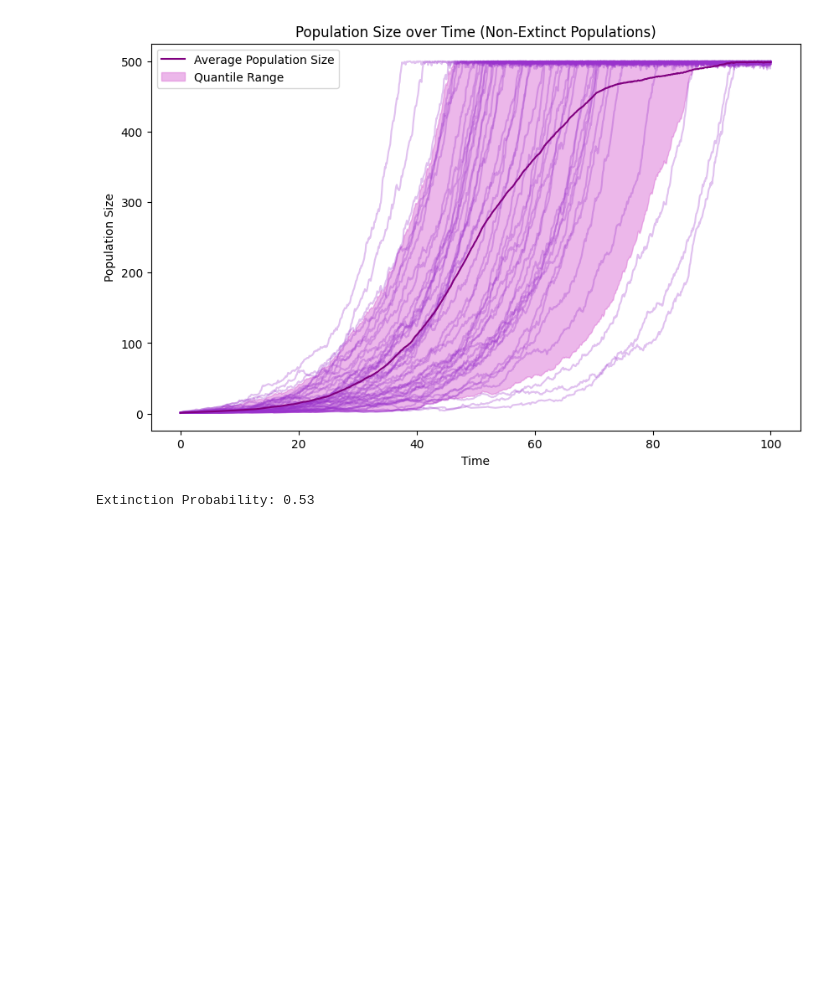
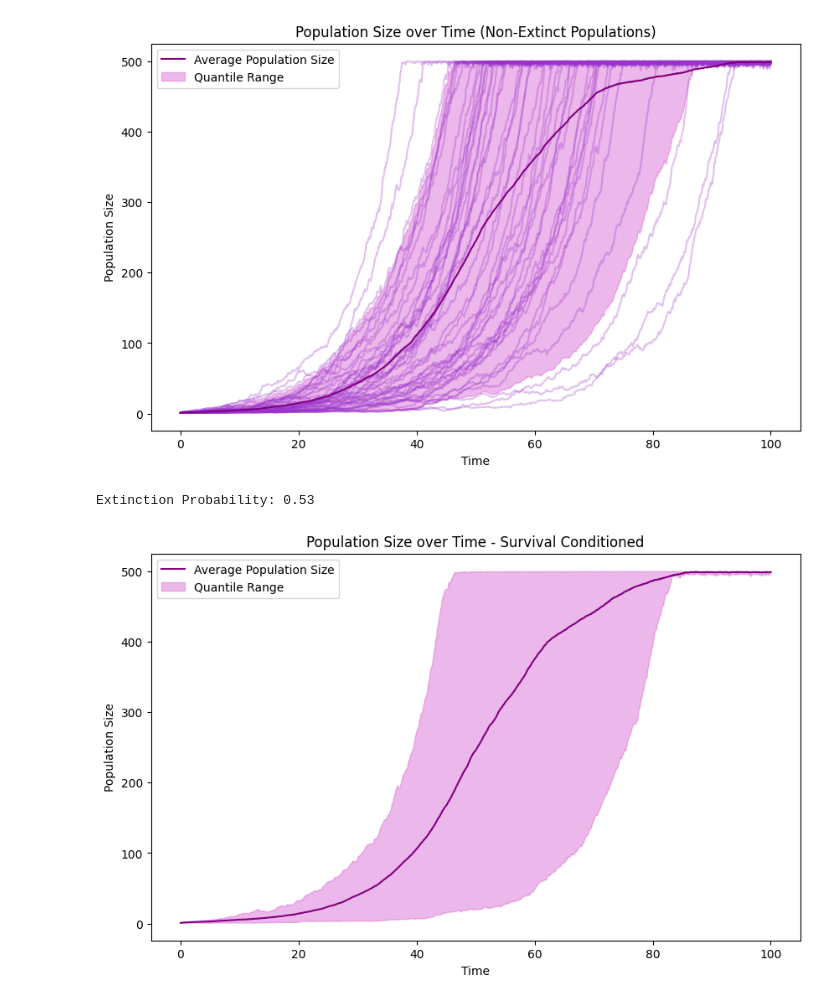
Before and after one commit to isabellac865/population_growth_models, a Jupyter notebook: 2_exponential_growth/3_stochastic_exponential_model.ipynb, the cells around one changed output. Drawn from its saved outputs; the diff is of its cells as text; code cells hidden in the pictures; blank space fills up the shorter version.

Commit message:
plots

```diff
--- a/2_exponential_growth/3_stochastic_exponential_model.ipynb
+++ b/2_exponential_growth/3_stochastic_exponential_model.ipynb
@@ -274,3 +274,93 @@ print(f"Extinction Probability: {extinction_probability:.2f}")
 # %% [output]
 [figure]
 Extinction Probability: 0.53
+# %%
+import numpy as np
+import matplotlib.pyplot as plt
+
+def set_parameters(initial_population=50, birth_rate=0.1, death_rate=0.1, carrying_capacity=500, max_time=100):
+    return {
+        'initial_population': initial_population,
+        'birth_rate': birth_rate,
+        'death_rate': death_rate,
+        'carrying_capacity': carrying_capacity,
+        'max_time': max_time
+    }
+
+def run_simulation(params):
+    population = params['initial_population']
+    birth_rate = params['birth_rate']
+    death_rate = params['death_rate']
+    carrying_capacity = params['carrying_capacity']
+    max_time = params['max_time']
+
+    time_points = [0]
+    population_sizes = [population]
+
+    while population > 0 and time_points[-1] < max_time:
+        next_event_time = np.random.exponential(1 / (death_rate * population + birth_rate * population))
+
+        if np.random.rand() < birth_rate / (birth_rate + death_rate) and population < carrying_capacity:
+            population += 1
+        else:
+            population -= 1
+
+        time_points.append(time_points[-1] + next_event_time)
+        population_sizes.append(population)
+
+    return time_points, population_sizes
+
+def run_multiple_simulations_with_quantiles(params, num_simulations=100):
+    all_time_points = []
+    all_population_sizes = []
+    extinction_count = 0
+    max_time = params['max_time']
+
+    for _ in range(num_simulations):
+        time_points, population_sizes = run_simulation(params)
+        all_time_points.append(time_points)
+        all_population_sizes.append(population_sizes)
+        if population_sizes[-1] == 0:
+            extinction_count += 1
+
+    # Interpolating population sizes for non-extinct populations
+    num_points = 1000
+    average_time_points = np.linspace(0, max_time, num_points)
+    non_extinct_populations = [pop for pop in all_population_sizes if pop[-1] > 0]
+    non_extinct_times = [time for time, pop in zip(all_time_points, all_population_sizes) if pop[-1] > 0]
+    non_extinct_interpolations = np.zeros((len(non_extinct_populations), num_points))
+
+    for i, (time, pop) in enumerate(zip(non_extinct_times, non_extinct_populations)):
+        non_extinct_interpolations[i] = np.interp(average_time_points, time, pop)
+
+    average_population_sizes = np.mean(non_extinct_interpolations, axis=0)
+    lower_quantile = np.quantile(non_extinct_interpolations, 0.05, axis=0)
+    upper_quantile = np.quantile(non_extinct_interpolations, 0.95, axis=0)
+
+    extinction_probability = extinction_count / num_simulations
+
+    return average_time_points, non_extinct_interpolations, average_population_sizes, lower_quantile, upper_quantile, extinction_probability
+
+def plot_multiple_simulations_with_quantiles(average_time_points, non_extinct_interpolations, average_population_sizes, lower_quantile, upper_quantile):
+    plt.figure(figsize=(10, 6))
+
+
+    plt.plot(average_time_points, average_population_sizes, color='purple', linestyle='-', label='Average Population Size')
+    plt.fill_between(average_time_points, lower_quantile, upper_quantile, color='orchid', alpha=0.5, label='Quantile Range')
+
+    plt.xlabel('Time')
+    plt.ylabel('Population Size')
+    plt.title('Population Size over Time - Survival Conditioned')
+    plt.legend()
+    plt.show()
+
+# Example usage
+params = set_parameters(initial_population=1, birth_rate=0.2, death_rate=0.1, carrying_capacity=500)
+num_simulations = 100
+average_time_points, non_extinct_interpolations, average_population_sizes, lower_quantile, upper_quantile, extinction_probability = run_multiple_simulations_with_quantiles(params, num_simulations)
+
+plot_multiple_simulations_with_quantiles(average_time_points, non_extinct_interpolations, average_population_sizes, lower_quantile, upper_quantile)
+
+print(f"Extinction Probability: {extinction_probability:.2f}")
+# %% [output]
+[figure, added]
```
Also changed, not shown: parts of 1 cell of this notebook.
